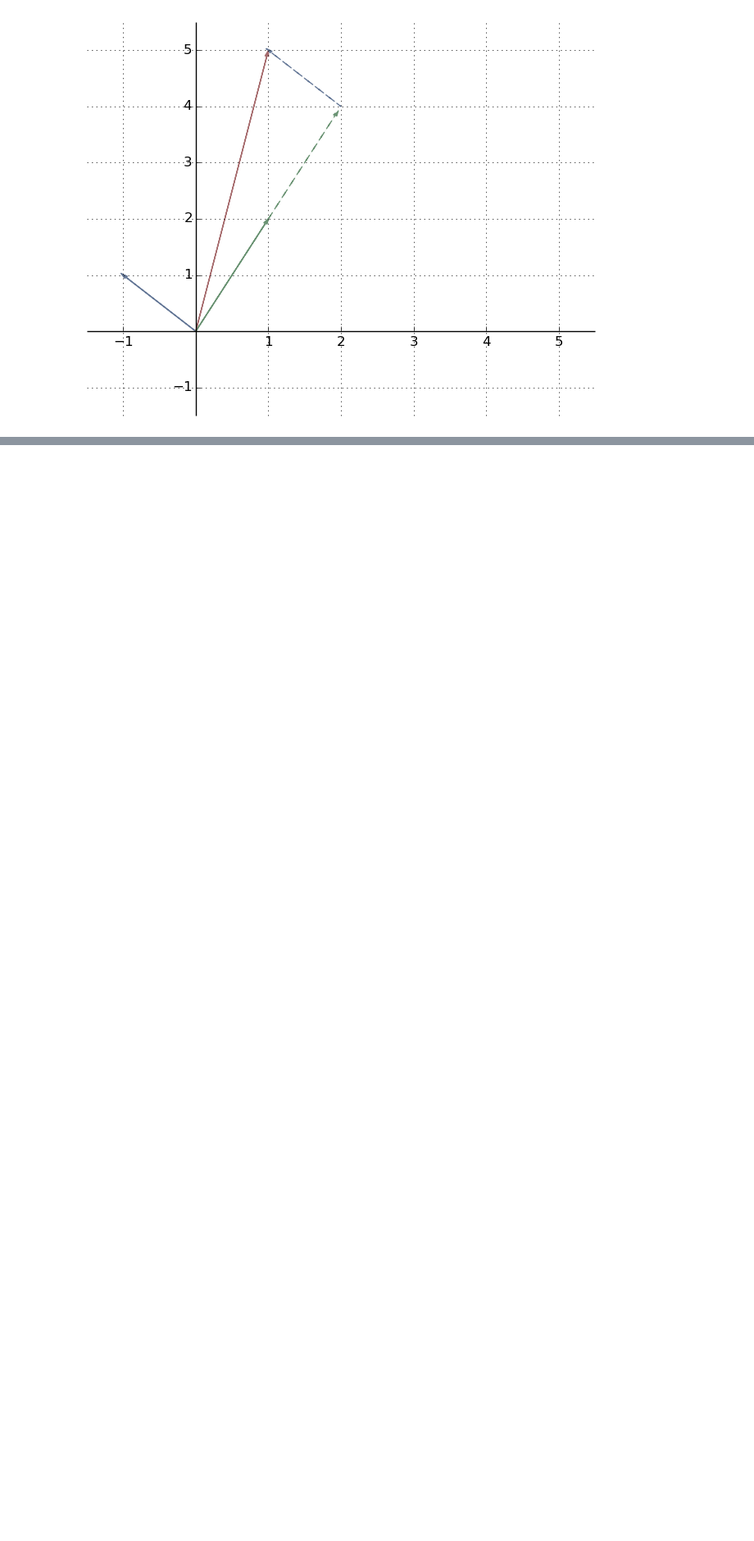
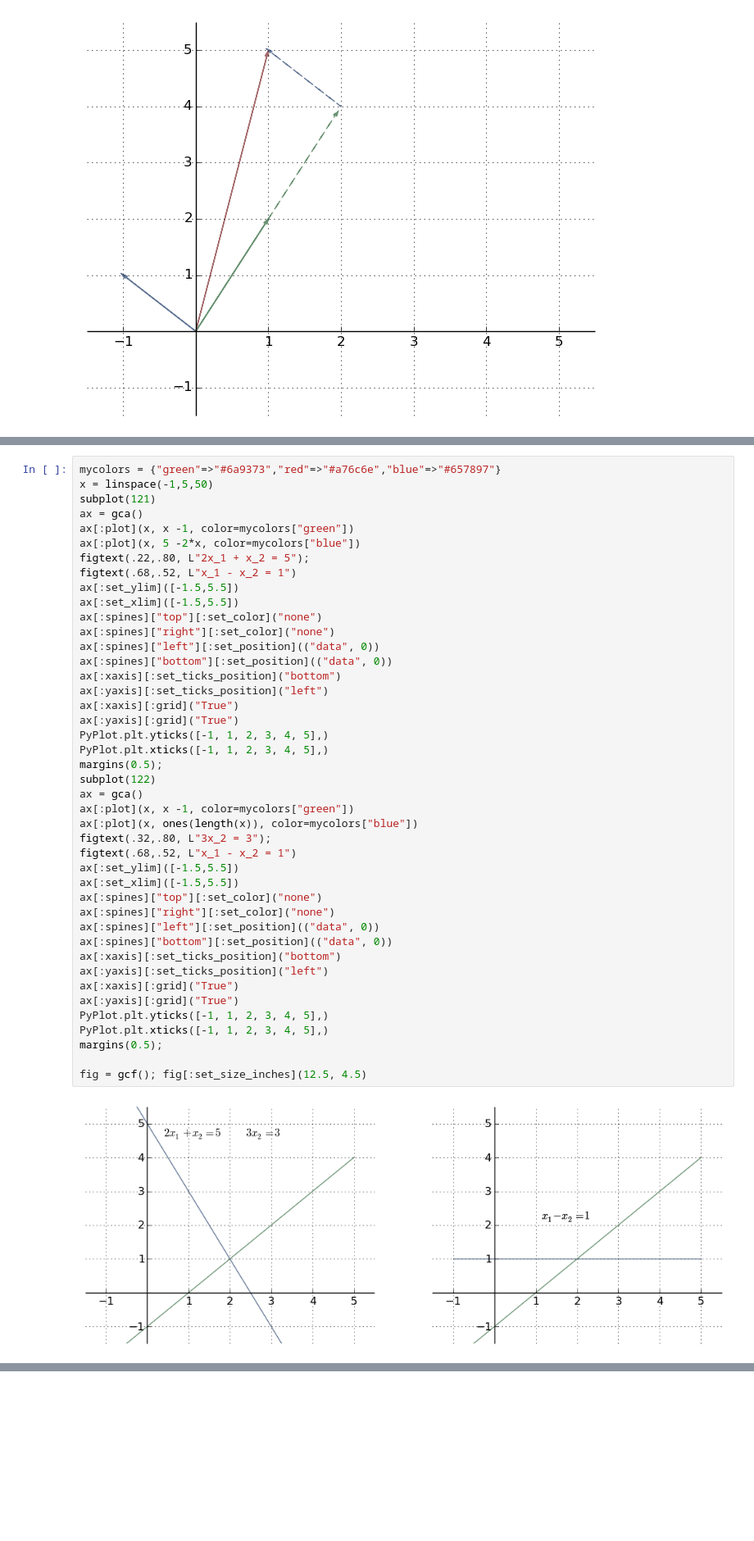
Before and after one commit to nbellowe/csci2820, a Jupyter notebook: lecture_notes/Lecture2.ipynb, the cells around one changed output, grey strips where cells are left out. Shown at 82% size. Cells and saved outputs as stored; diff of their text form; blank space fills up the shorter version.

```diff
--- a/lecture_notes/Lecture2.ipynb
+++ b/lecture_notes/Lecture2.ipynb
@@ -234,0 +522,45 @@ $$
+# %%
+mycolors = {"green"=>"#6a9373","red"=>"#a76c6e","blue"=>"#657897"}
+x = linspace(-1,5,50)
+subplot(121)
+ax = gca()
+ax[:plot](x, x -1, color=mycolors["green"])
+ax[:plot](x, 5 -2*x, color=mycolors["blue"])
+figtext(.22,.80, L"2x_1 + x_2 = 5");
+figtext(.68,.52, L"x_1 - x_2 = 1")
+ax[:set_ylim]([-1.5,5.5])
+ax[:set_xlim]([-1.5,5.5])
+ax[:spines]["top"][:set_color]("none")
+ax[:spines]["right"][:set_color]("none")
+ax[:spines]["left"][:set_position](("data", 0))
+ax[:spines]["bottom"][:set_position](("data", 0))
+ax[:xaxis][:set_ticks_position]("bottom")
+ax[:yaxis][:set_ticks_position]("left")
+ax[:xaxis][:grid]("True")
+ax[:yaxis][:grid]("True")
+PyPlot.plt.yticks([-1, 1, 2, 3, 4, 5],)
+PyPlot.plt.xticks([-1, 1, 2, 3, 4, 5],)
+margins(0.5);
+subplot(122)
+ax = gca()
+ax[:plot](x, x -1, color=mycolors["green"])
+ax[:plot](x, ones(length(x)), color=mycolors["blue"])
+figtext(.32,.80, L"3x_2 = 3");
+figtext(.68,.52, L"x_1 - x_2 = 1")
+ax[:set_ylim]([-1.5,5.5])
+ax[:set_xlim]([-1.5,5.5])
+ax[:spines]["top"][:set_color]("none")
+ax[:spines]["right"][:set_color]("none")
+ax[:spines]["left"][:set_position](("data", 0))
+ax[:spines]["bottom"][:set_position](("data", 0))
+ax[:xaxis][:set_ticks_position]("bottom")
+ax[:yaxis][:set_ticks_position]("left")
+ax[:xaxis][:grid]("True")
+ax[:yaxis][:grid]("True")
+PyPlot.plt.yticks([-1, 1, 2, 3, 4, 5],)
+PyPlot.plt.xticks([-1, 1, 2, 3, 4, 5],)
+margins(0.5);
+
+fig = gcf(); fig[:set_size_inches](12.5, 4.5)
+# %% [output]
+[figure, added]
```
Also changed, not shown: parts of 9 cells of this notebook.
